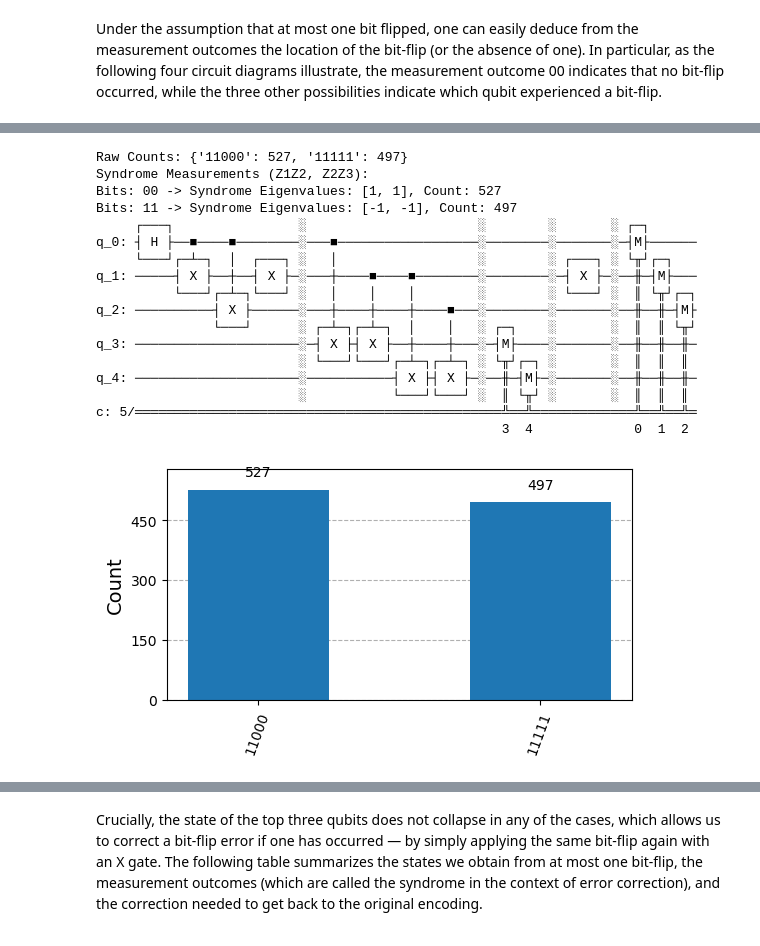
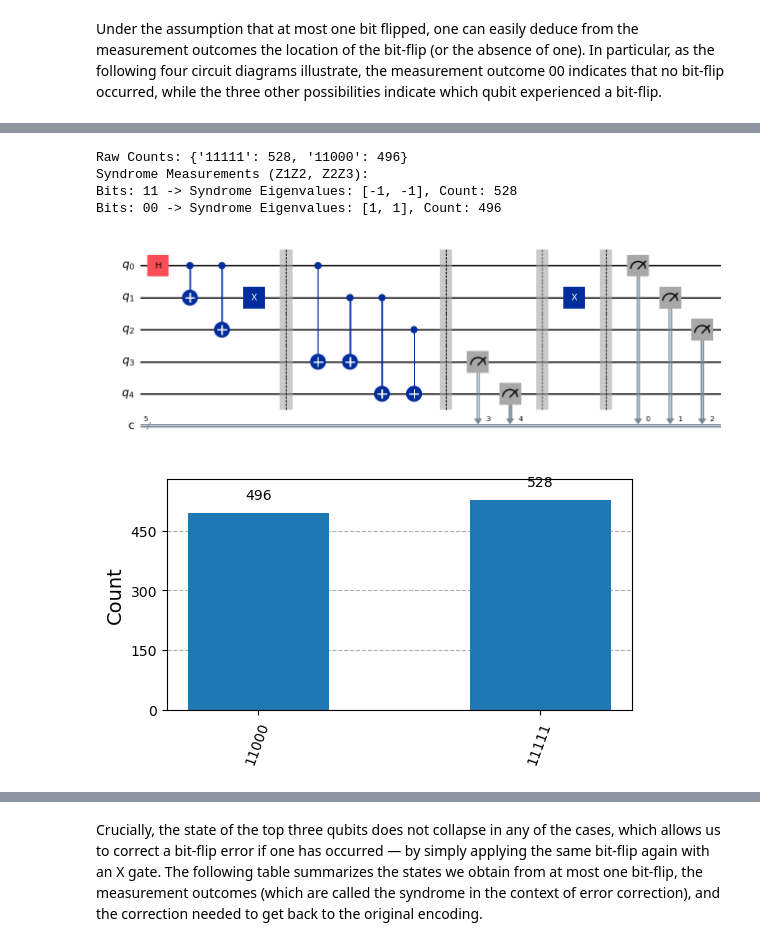
Before and after one commit to Abiyzelalem27/Quantum_Error_Corrections, a Jupyter notebook: Repetition_codes.ipynb, the cells around one changed output, grey strips where cells are left out. Saved outputs shown, nothing was run; the diff lists cells and outputs as text; code cells hidden in the pictures.

```diff
--- a/Repetition_codes.ipynb
+++ b/Repetition_codes.ipynb
@@ -591,51 +503,39 @@ qc.measure(1, 1)
 qc.measure(2, 2)
 
 #Run on AerSimulator
 simulator = AerSimulator()
 compiled_qc = transpile(qc, simulator)
 result = simulator.run(compiled_qc, shots=1024).result()
 
 #counts
 counts = result.get_counts()
 print("Raw Counts:", counts)
 
 #Print syndrome eigenvalues
 print("Syndrome Measurements (Z1Z2, Z2Z3):")
 for bitstring in counts:
     ancilla_bits = bitstring[-2:]
     # Convert 0 -> +1, 1 -> -1
     eigenvalues = [1 if b=='0' else -1 for b in ancilla_bits]
     print(f"Bits: {ancilla_bits} -> Syndrome Eigenvalues: {eigenvalues}, Count: {counts[bitstring]}")
 
 
 # Circuit
 qc.draw('mpl')
 plt.show()
-print(qc.draw('text'))
+display(qc.draw(output='mpl'))
 
 #Plot histogram
 fig, ax = plt.subplots(figsize=(6,3))
 plot_histogram(counts, ax=ax)
 plt.show()
 # %% [output]
-Raw Counts: {'11000': 527, '11111': 497}
+Raw Counts: {'11111': 528, '11000': 496}
 Syndrome Measurements (Z1Z2, Z2Z3):
-Bits: 00 -> Syndrome Eigenvalues: [1, 1], Count: 527
-Bits: 11 -> Syndrome Eigenvalues: [-1, -1], Count: 497
-     ┌───┐                ░                      ░        ░       ░ ┌─┐
-q_0: ┤ H ├──■────■────────░───■──────────────────░────────░───────░─┤M├──────
-     └───┘┌─┴─┐  │  ┌───┐ ░   │                  ░        ░ ┌───┐ ░ └╥┘┌─┐
-q_1: ─────┤ X ├──┼──┤ X ├─░───┼────■────■────────░────────░─┤ X ├─░──╫─┤M├───
-          └───┘┌─┴─┐└───┘ ░   │    │    │        ░        ░ └───┘ ░  ║ └╥┘┌─┐
-q_2: ──────────┤ X ├──────░───┼────┼────┼────■───░────────░───────░──╫──╫─┤M├
-               └───┘      ░ ┌─┴─┐┌─┴─┐  │    │   ░ ┌─┐    ░       ░  ║  ║ └╥┘
-q_3: ─────────────────────░─┤ X ├┤ X ├──┼────┼───░─┤M├────░───────░──╫──╫──╫─
-                          ░ └───┘└───┘┌─┴─┐┌─┴─┐ ░ └╥┘┌─┐ ░       ░  ║  ║  ║
-q_4: ─────────────────────░───────────┤ X ├┤ X ├─░──╫─┤M├─░───────░──╫──╫──╫─
-                          ░           └───┘└───┘ ░  ║ └╥┘ ░       ░  ║  ║  ║
-c: 5/═══════════════════════════════════════════════╩══╩═════════════╩══╩══╩═
-                                                    3  4             0  1  2
+Bits: 11 -> Syndrome Eigenvalues: [-1, -1], Count: 528
+Bits: 00 -> Syndrome Eigenvalues: [1, 1], Count: 496
-[figure, old version]
+[figure, new version]
+[figure, added]
 # %%
 from qiskit import QuantumCircuit, transpile
 from qiskit_aer import AerSimulator
```
Also changed, not shown: parts of 11 cells of this notebook, 3 other files.
